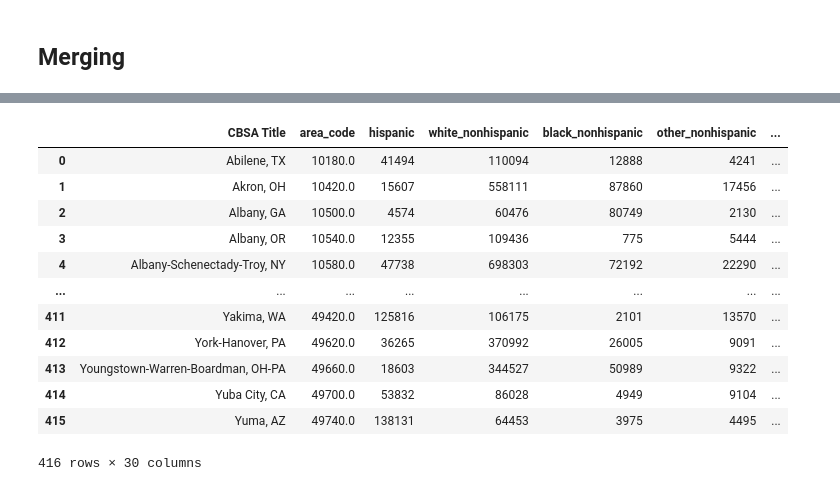
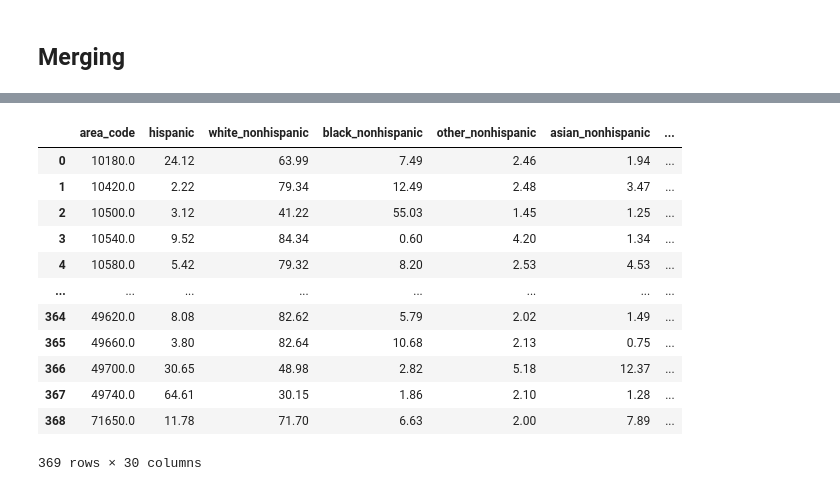
Before and after one commit to vhimani/Summer-2021-Intern-Project, a Jupyter notebook: code/stage2_analysis.ipynb, the cells around one changed output, grey strips where cells are left out. Cells and saved outputs as stored; diff of their text form; code cells hidden in the pictures.

```diff
--- a/code/stage2_analysis.ipynb
+++ b/code/stage2_analysis.ipynb
@@ -389,11 +437,11 @@ merged_all.to_csv('industries.csv')
 ## Merging
 # %%
 # Merge the CBSA crosswalk
-change_dir('input')
+change_dir('output//stage2')
 add_CBSA_codes = pd.read_csv('delineation_files.csv')
 add_CBSA_codes = add_CBSA_codes.rename(columns={"CBSA Code":'area_code',"FIPS State Code": "state", "FIPS County Code": "county"})
 add_CBSA_codes[['state','county']] = add_CBSA_codes[['state','county']].astype(int)
-add_CBSA_codes = add_CBSA_codes.drop(columns=['State Name','County/County Equivalent'])
+add_CBSA_codes = add_CBSA_codes.drop(columns=['state_proper','state_abbr'])
 demographics_CBSA = merged_demographics.merge(add_CBSA_codes,left_on=['county','state'],right_on=['county','state'],how='left').drop_duplicates()
 demographics_CBSA
 # %% [output]
@@ -413,6 +461,6 @@ demographics_CBSA
 # %%
 # Merge the above crosswalk with industry data
 merged_all = merged_all.rename(columns={'state_code':'state'})
-demographics_industry_CBSA = demographics_CBSA.merge(merged_all,left_on=['area_code','state'],right_on=['area_code','state'],how='left').drop_duplicates()
+demographics_industry_CBSA = demographics_CBSA.merge(merged_all,left_on=['area_code'],right_on=['area_code'],how='left').drop_duplicates()
 demographics_industry_CBSA
 # %% [output]
@@ -451,6 +499,6 @@ demographics_industry_CBSA
 # Filter out for education nans
 demographics_df = demographics_industry_CBSA.drop(columns=['prepandemic_growth', 'leisure_by_emp','total_emp_feb2020', 'manufacturing_emp_feb2020', 'service_emp_feb2020',
        'total_emp_jun2021', 'manufacturing_emp_jun2021', 'service_emp_jun2021', 'total_employment', 'manufacturing', 'service',
-       'emp_tot_change_feb2020_jun2021','manufacturing_change_feb2020_jun2021','service_change_feb2020_jun2021'])
+       'emp_tot_change_feb2020_jun2021','manufacturing_change_feb2020_jun2021','service_change_feb2020_jun2021','occ_15'])
 demographics_df
 # %% [output]
@@ -491,9 +539,9 @@ demographics_df
 # %%
 # Compute missing education values
 demographics_df_grouped = demographics_df[demographics_df['pop_excl'] != 0]
-demographics_df_grouped = demographics_df_grouped.drop(columns=['hispanic','white_nonhispanic','black_nonhispanic', 'other_nonhispanic', 'asian_nonhispanic','above_65','state','county','NAME'])
+demographics_df_grouped = demographics_df_grouped.drop(columns=['hispanic','white_nonhispanic','black_nonhispanic', 'other_nonhispanic', 'asian_nonhispanic','above_65','county','NAME',])
 demographics_df_grouped[['less_than_9grade','hs_nodiploma','ged','college_nodegree','associates','bachelors_graduate']] = demographics_df_grouped[['less_than_9grade','hs_nodiploma','ged','college_nodegree','associates','bachelors_graduate']].multiply(demographics_df_grouped["total_pop"],axis="index").round(4)/100
-demographics_df_grouped = demographics_df_grouped.groupby(['CBSA Title','area_code'])[['total_pop', 'pop_excl','less_than_9grade','hs_nodiploma','ged','college_nodegree','associates','bachelors_graduate']].sum().reset_index()
+demographics_df_grouped = demographics_df_grouped.groupby(['area_code'])[['total_pop', 'pop_excl','less_than_9grade','hs_nodiploma','ged','college_nodegree','associates','bachelors_graduate']].sum().reset_index()
 demographics_df_grouped[['less_than_9grade','hs_nodiploma','ged','college_nodegree','associates','bachelors_graduate']] = demographics_df_grouped[['less_than_9grade','hs_nodiploma','ged','college_nodegree','associates','bachelors_graduate']].divide(demographics_df_grouped["pop_excl"],axis="index").round(4)*100
 demographics_df_grouped
 # %% [output]
@@ -513,21 +561,23 @@ demographics_df_grouped
 # %%
 # Final merge
-demographics_industry_CBSA = demographics_industry_CBSA.drop(columns=["total_pop","less_than_9grade","hs_nodiploma","ged","college_nodegree","associates","bachelors_graduate","state","county"])
-demographics_industry_CBSA = demographics_industry_CBSA.groupby(['CBSA Title','area_code']).sum().reset_index()
-merged = demographics_industry_CBSA.merge(demographics_df_grouped,on=['CBSA Title','area_code'])
+demographics_industry_CBSA = demographics_industry_CBSA.drop(columns=["total_pop","less_than_9grade","hs_nodiploma","ged","college_nodegree","associates","bachelors_graduate","county"])
+demographics_industry_CBSA = demographics_industry_CBSA.groupby(['area_code']).agg({'hispanic': np.sum, 'white_nonhispanic': np.sum, 'black_nonhispanic': np.sum, 'other_nonhispanic': np.sum, "asian_nonhispanic": np.sum, 'above_65': np.sum, 'prepandemic_growth': np.mean, 'leisure_by_emp':np.mean,'total_emp_feb2020':np.mean, 'manufacturing_emp_feb2020': np.mean, 'service_emp_feb2020': np.mean,
+       'total_emp_jun2021': np.mean, 'manufacturing_emp_jun2021': np.mean, 'service_emp_jun2021': np.mean, 'total_employment': np.mean, 'manufacturing': np.mean, 'service': np.mean,'emp_tot_change_feb2020_jun2021': np.mean,'manufacturing_change_feb2020_jun2021': np.mean,'service_change_feb2020_jun2021': np.mean, 'occ_15': np.mean}).reset_index()
+merged = demographics_industry_CBSA.merge(demographics_df_grouped,on=['area_code'])
 merged['above_65'] = merged['above_65']/merged['total_pop']*100
+merged[['hispanic','white_nonhispanic','black_nonhispanic','other_nonhispanic','asian_nonhispanic']] = merged[['hispanic','white_nonhispanic','black_nonhispanic','other_nonhispanic','asian_nonhispanic']].divide(merged['total_pop'],axis="index").round(4)*100
 merged
 # %% [output]
-|  | CBSA Title | area_code | hispanic | white_nonhispanic | black_nonhispanic | other_nonhispanic | ... |
-| 0 | Abilene, TX | 10180.0 | 41494 | 110094 | 12888 | 4241 | ... |
-| 1 | Akron, OH | 10420.0 | 15607 | 558111 | 87860 | 17456 | ... |
-| 2 | Albany, GA | 10500.0 | 4574 | 60476 | 80749 | 2130 | ... |
-| 3 | Albany, OR | 10540.0 | 12355 | 109436 | 775 | 5444 | ... |
-| 4 | Albany-Schenectady-Troy, NY | 10580.0 | 47738 | 698303 | 72192 | 22290 | ... |
+|  | area_code | hispanic | white_nonhispanic | black_nonhispanic | other_nonhispanic | asian_nonhispanic | ... |
+| 0 | 10180.0 | 24.12 | 63.99 | 7.49 | 2.46 | 1.94 | ... |
+| 1 | 10420.0 | 2.22 | 79.34 | 12.49 | 2.48 | 3.47 | ... |
+| 2 | 10500.0 | 3.12 | 41.22 | 55.03 | 1.45 | 1.25 | ... |
+| 3 | 10540.0 | 9.52 | 84.34 | 0.60 | 4.20 | 1.34 | ... |
+| 4 | 10580.0 | 5.42 | 79.32 | 8.20 | 2.53 | 4.53 | ... |
 | ... | ... | ... | ... | ... | ... | ... | ... |
-| 411 | Yakima, WA | 49420.0 | 125816 | 106175 | 2101 | 13570 | ... |
-| 412 | York-Hanover, PA | 49620.0 | 36265 | 370992 | 26005 | 9091 | ... |
-| 413 | Youngstown-Warren-Boardman, OH-PA | 49660.0 | 18603 | 344527 | 50989 | 9322 | ... |
-| 414 | Yuba City, CA | 49700.0 | 53832 | 86028 | 4949 | 9104 | ... |
-| 415 | Yuma, AZ | 49740.0 | 138131 | 64453 | 3975 | 4495 | ... |
+| 364 | 49620.0 | 8.08 | 82.62 | 5.79 | 2.02 | 1.49 | ... |
+| 365 | 49660.0 | 3.80 | 82.64 | 10.68 | 2.13 | 0.75 | ... |
+| 366 | 49700.0 | 30.65 | 48.98 | 2.82 | 5.18 | 12.37 | ... |
+| 367 | 49740.0 | 64.61 | 30.15 | 1.86 | 2.10 | 1.28 | ... |
+| 368 | 71650.0 | 11.78 | 71.70 | 6.63 | 2.00 | 7.89 | ... |
-416 rows × 30 columns
+369 rows × 30 columns
```
Also changed, not shown: parts of 22 cells of this notebook, 3 other files.
